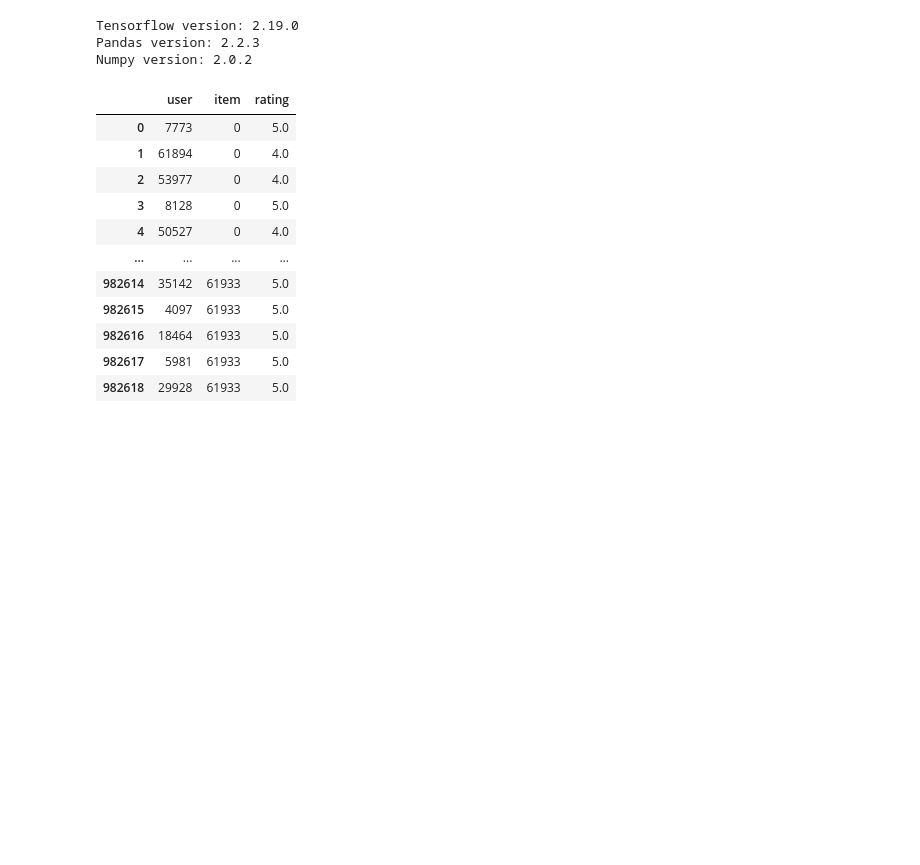
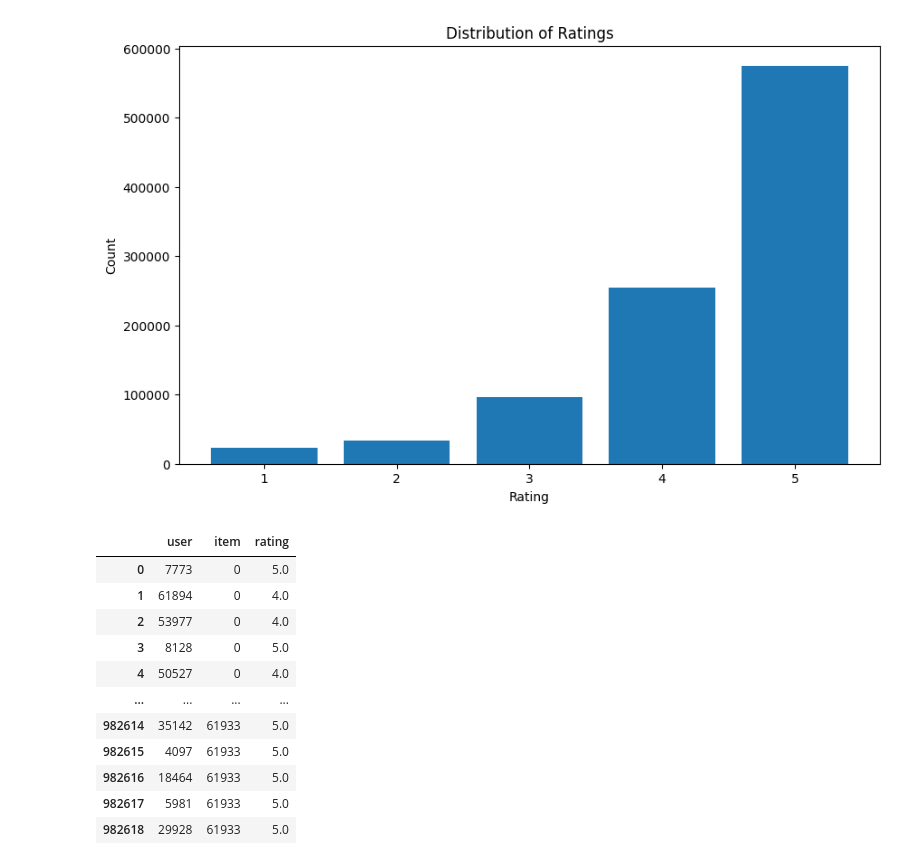
Before and after one commit to BeWelsh/Reccomendation-System, a Jupyter notebook: NCF/NCF.ipynb, the cells around one changed output. Drawn from its saved outputs; the diff is of its cells as text; code cells hidden in the pictures; blank space fills up the shorter version.

Commit message:
epochs increased (overfit), graphs added

```diff
--- a/NCF/NCF.ipynb
+++ b/NCF/NCF.ipynb
@@ -7,11 +12,3 @@ import json
-# %%
-print(f'Tensorflow version: {tf.__version__}')
-print(f'Pandas version: {pd.__version__}')
-print(f'Numpy version: {np.__version__}')
-# %% [output]
-Tensorflow version: 2.19.0
-Pandas version: 2.2.3
-Numpy version: 2.0.2
 # %%
 data = []
 with open('../json/reviews_Kindle_Store_5.json', 'r') as f:
@@ -33,6 +30,10 @@ clean_df = pd.DataFrame()
 df['user'] = user_enc.fit_transform(df['reviewerID'])
 df['item'] = item_enc.fit_transform(df['asin'])
 df['rating'] = df['overall']
+# %%
+plot_rating_distribution(df, "NCF_rating_distribution.png")
+# %% [output]
+[figure, added]
 # %%
 clean_df = df[['user', 'item', 'rating']][df['rating'] >= 3.0]
 clean_df
```
Also changed, not shown: parts of 7 cells of this notebook, 6 other files.
